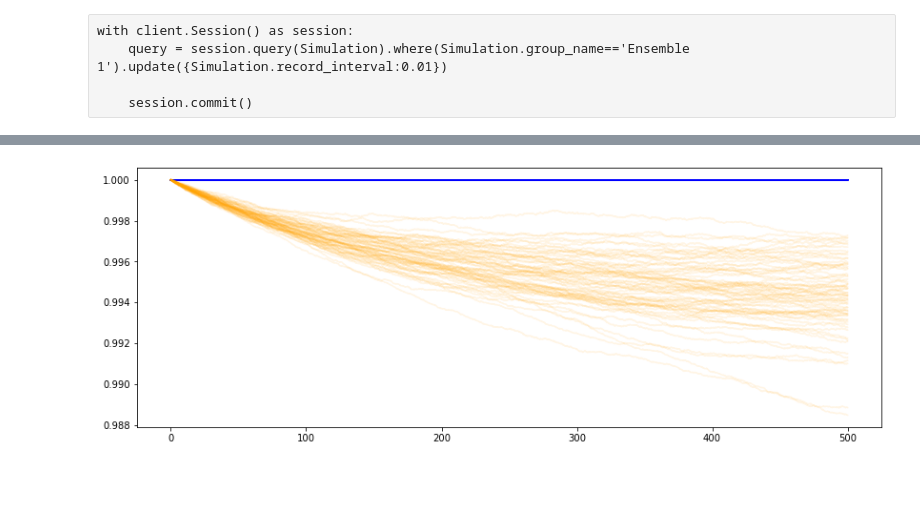
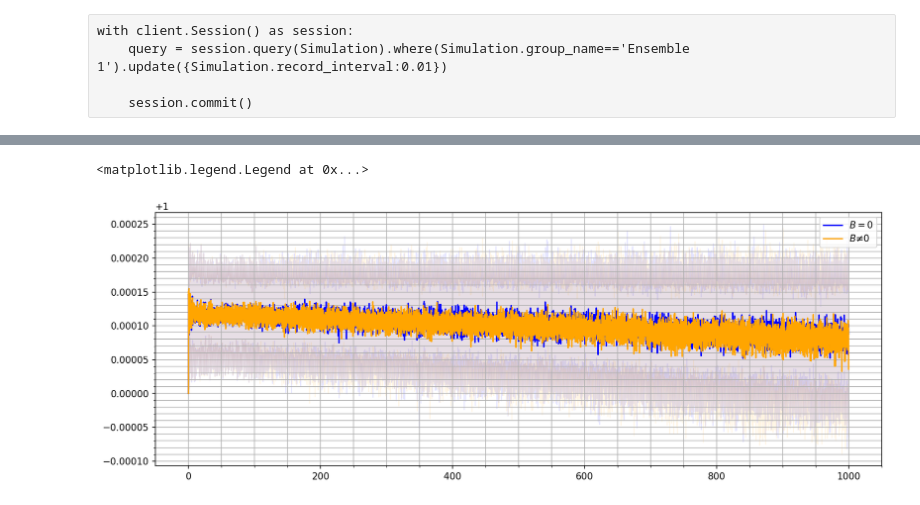
Before and after one commit to ashmat98/LJ-magnetic, a Jupyter notebook: Load.ipynb, the cells around one changed output, grey strips where cells are left out. Drawn from its saved outputs; the diff is of its cells as text; code cells hidden in the pictures; blank space fills up the shorter version.

```diff
--- a/Load.ipynb
+++ b/Load.ipynb
@@ -101,0 +58,2 @@ ax.get_legend().remove()
+# %%
+pool = multiprocessing.Pool(cpu_count(), maxtasksperchild=1)
@@ -101,0 +68,7 @@ ax.get_legend().remove()
+# %%
+query = (session.query(Simulation.id)
+             .where(Simulation.group_name=='BEnsemble 1')
+#              .where(Simulaton.name=='subgroup-2')
+#              .where(Simulation.record_interval==0.1)
+             .order_by(Simulation.name)).all()[:]
+print(len(query))
@@ -101,0 +77,12 @@ ax.get_legend().remove()
+# %%
+pool_result = list(tqdm(pool.imap(f, query), total=len(query)))
+
+data = defaultdict(lambda : defaultdict(list))
+for Bz, item in pool_result:
+    for key, value in item.items():
+        data[Bz][key].append(value)
+for Bz in data.keys():
+        for key in data[Bz].keys():
+            df = pd.concat(data[Bz][key], axis=1)
+            data[Bz][key] = df
+data = dict(data)
@@ -101,0 +107,6 @@ ax.get_legend().remove()
+# %%
+def plot_mean_std(df, color, label):
+    m = df.mean(axis=1)
+    std = df.std(axis=1)
+    m.plot(color=color, label=label)
+    plt.fill_between(df.index, (m + std), (m - std), color=color, alpha=0.1)
@@ -102,15 +201,17 @@ ax.get_legend().remove()
 # %%
 fig = plt.figure(figsize=(14,5))
-ax = plt.gca()
-(E[0]/E[0].iloc[0]).plot(alpha=0.1, color="blue", ax=ax)
-(E[1]/E[1].iloc[0]).plot(alpha=0.1, color="orange", ax=ax)
-# (E[100]/E[100].iloc[0]).plot(alpha=0.1, color="orange", ax=ax)
+plot_mean_std((data[0]["E"]/data[0]["E"].iloc[0]), color="blue", label=r"$B=0$")
+plot_mean_std((data[1e-7]["E"]/data[1e-7]["E"].iloc[0]), color="orange", label=r"$B\ne 0$")
+# plot_mean_std(data[1]["E"], color="red", label=r"$B\ne 0$")
 
-# E[100].plot(alpha=0.1, color="orange", ax=ax)
-
-ax.get_legend().remove()
+# plt.xlim(-0.5, 1)
+plt.grid(which="both")
+plt.minorticks_on()
+plt.legend()
+# ax.get_legend().remove()
 # %% [output]
+<matplotlib.legend.Legend at 0x...>
-[figure, old version]
+[figure, new version]
 # %%
 simB0 = SimulatorMagnetic()
 simB0.load("simB0_anisotrope_push B-0 N-157 rec-20001 07-05-2022 03-46-13.pkl")
```
Also changed, not shown: parts of 25 cells of this notebook, 11 other files.
